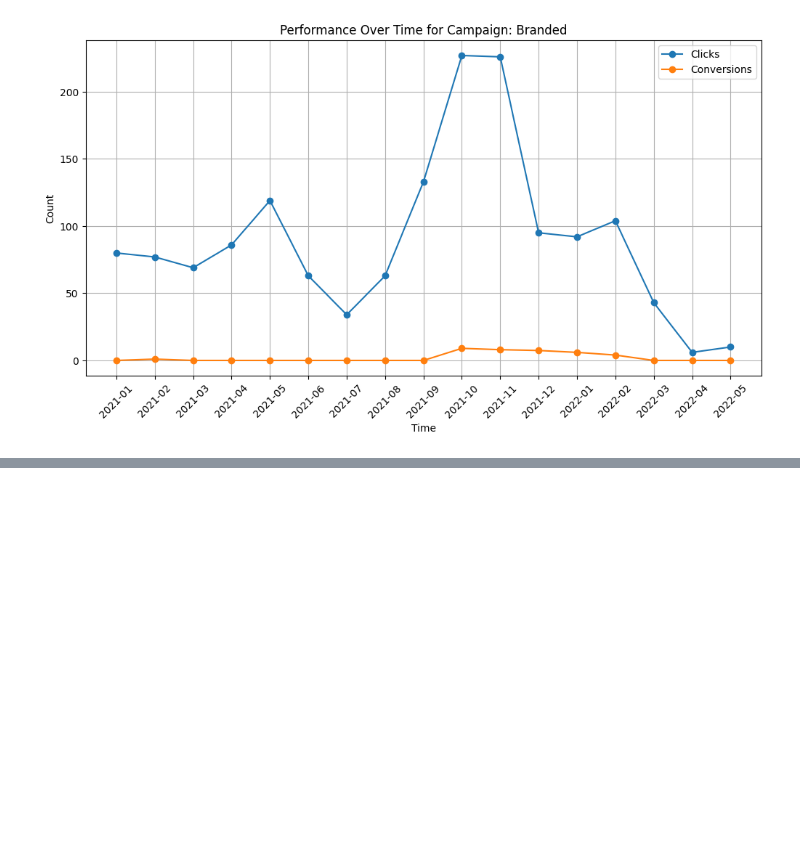
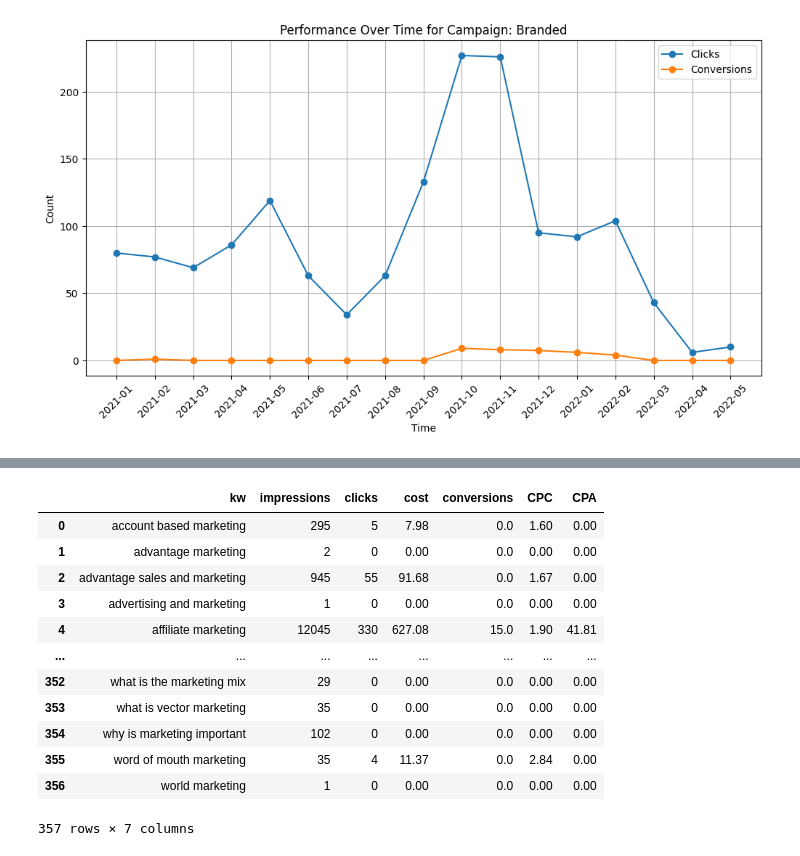
Before and after one commit to Maxterjs99/marketing_test, a Jupyter notebook: datamarketing.ipynb, the cells around one changed output, grey strips where cells are left out. Cells and saved outputs as stored; diff of their text form; code cells hidden in the pictures; blank space fills up the shorter version.

```diff
--- a/datamarketing.ipynb
+++ b/datamarketing.ipynb
@@ -309,0 +457,16 @@ df2_grouped.to_csv('1_campang_by_date.csv', index=False)
+# %%
+df3
+# %% [output]
+|  | kw | impressions | clicks | cost | conversions | CPC | CPA |
+| 0 | account based marketing | 295 | 5 | 7.98 | 0.0 | 1.60 | 0.00 |
+| 1 | advantage marketing | 2 | 0 | 0.00 | 0.0 | 0.00 | 0.00 |
+| 2 | advantage sales and marketing | 945 | 55 | 91.68 | 0.0 | 1.67 | 0.00 |
+| 3 | advertising and marketing | 1 | 0 | 0.00 | 0.0 | 0.00 | 0.00 |
+| 4 | affiliate marketing | 12045 | 330 | 627.08 | 15.0 | 1.90 | 41.81 |
+| ... | ... | ... | ... | ... | ... | ... | ... |
+| 352 | what is the marketing mix | 29 | 0 | 0.00 | 0.0 | 0.00 | 0.00 |
+| 353 | what is vector marketing | 35 | 0 | 0.00 | 0.0 | 0.00 | 0.00 |
+| 354 | why is marketing important | 102 | 0 | 0.00 | 0.0 | 0.00 | 0.00 |
+| 355 | word of mouth marketing | 35 | 4 | 11.37 | 0.0 | 2.84 | 0.00 |
+| 356 | world marketing | 1 | 0 | 0.00 | 0.0 | 0.00 | 0.00 |
+357 rows × 7 columns
```
Also changed, not shown: parts of 27 cells of this notebook, 2 other files.
